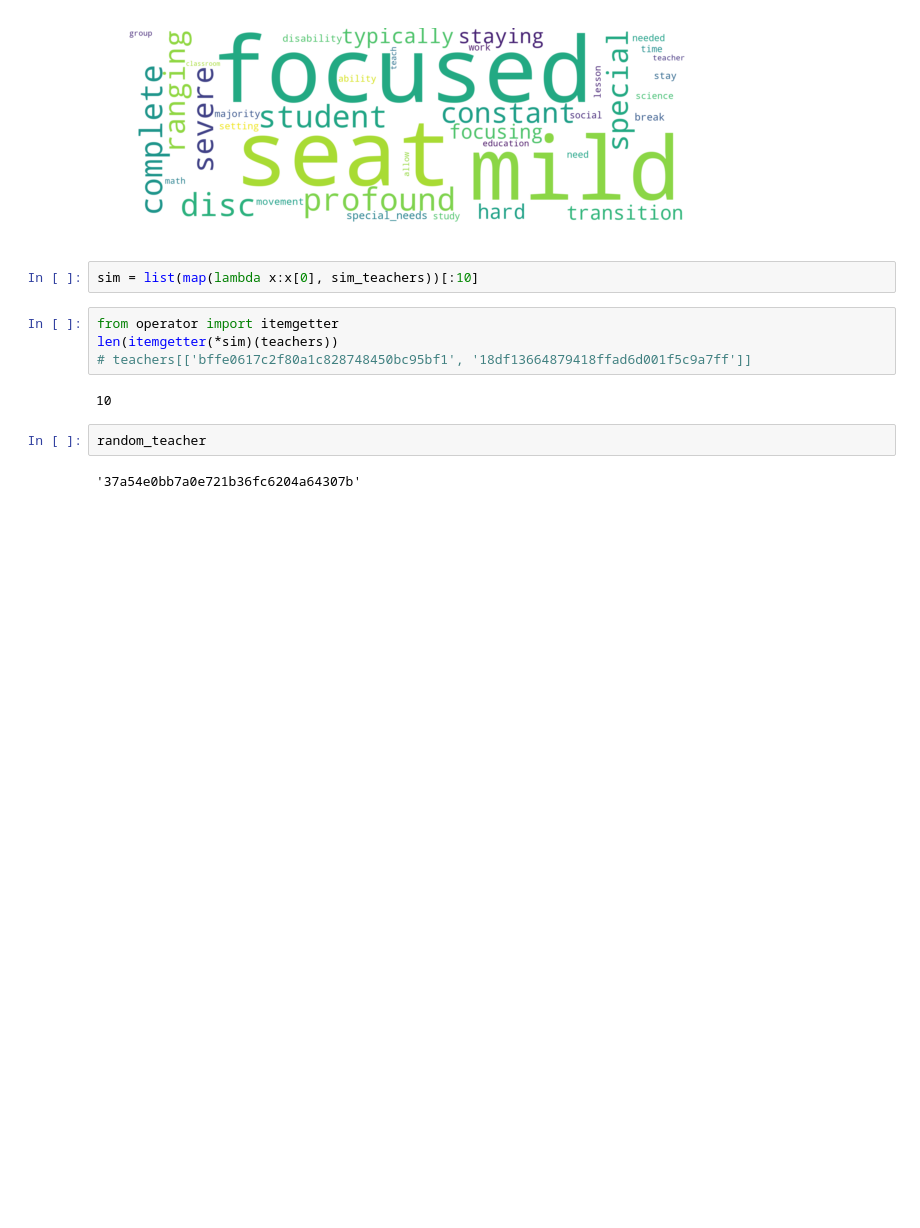
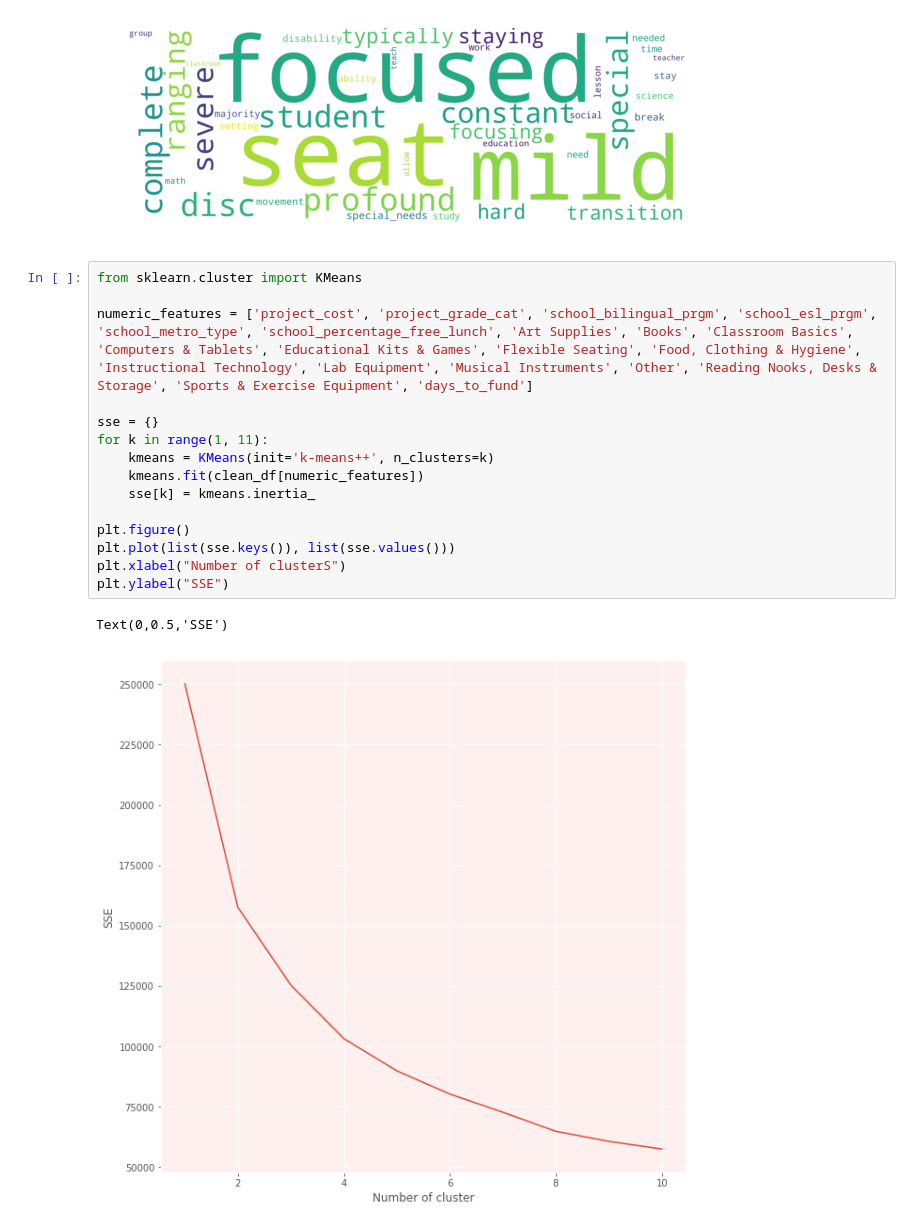
Before and after one commit to USA4UNHCR/DonorsChoose.org-Challenge, a Jupyter notebook: your_work/Brian/similarity_model.ipynb, the cells around one changed output. Saved outputs shown, nothing was run; the diff lists cells and outputs as text; blank space fills up the shorter version.

```diff
--- a/your_work/Brian/similarity_model.ipynb
+++ b/your_work/Brian/similarity_model.ipynb
@@ -366,15 +357,21 @@ severe 0.201
 special 0.194
 ranging 0.193
 [figure]
-# %%
-sim = list(map(lambda x:x[0], sim_teachers))[:10]
-# %%
-from operator import itemgetter
-len(itemgetter(*sim)(teachers))
-# teachers[['bffe0617c2f80a1c828748450bc95bf1', '18df13664879418ffad6d001f5c9a7ff']]
-# %% [output]
-10
-# %%
-random_teacher
-# %% [output]
-'37a54e0bb7a0e721b36fc6204a64307b'
+# %%
+from sklearn.cluster import KMeans
+
+numeric_features = ['project_cost', 'project_grade_cat', 'school_bilingual_prgm', 'school_esl_prgm', 'school_metro_type', 'school_percentage_free_lunch', 'Art Supplies', 'Books', 'Classroom Basics', 'Computers & Tablets', 'Educational Kits & Games', 'Flexible Seating', 'Food, Clothing & Hygiene', 'Instructional Technology', 'Lab Equipment', 'Musical Instruments', 'Other', 'Reading Nooks, Desks & Storage', 'Sports & Exercise Equipment', 'days_to_fund']
+
+sse = {}
+for k in range(1, 11):
+    kmeans = KMeans(init='k-means++', n_clusters=k)
+    kmeans.fit(clean_df[numeric_features])
+    sse[k] = kmeans.inertia_
+
+plt.figure()
+plt.plot(list(sse.keys()), list(sse.values()))
+plt.xlabel("Number of clusterS")
+plt.ylabel("SSE")
+# %% [output]
+Text(0,0.5,'SSE')
+[figure, added]
```
Also changed, not shown: parts of 7 cells of this notebook, 1 other file.
